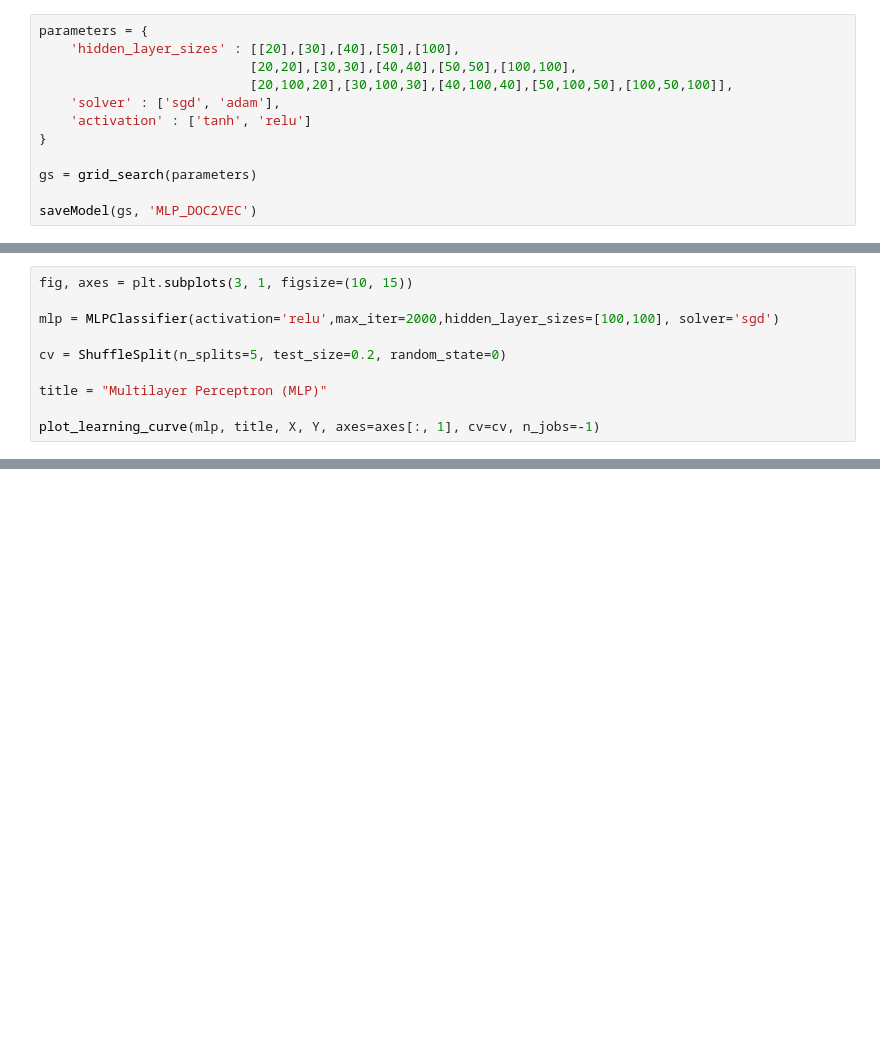
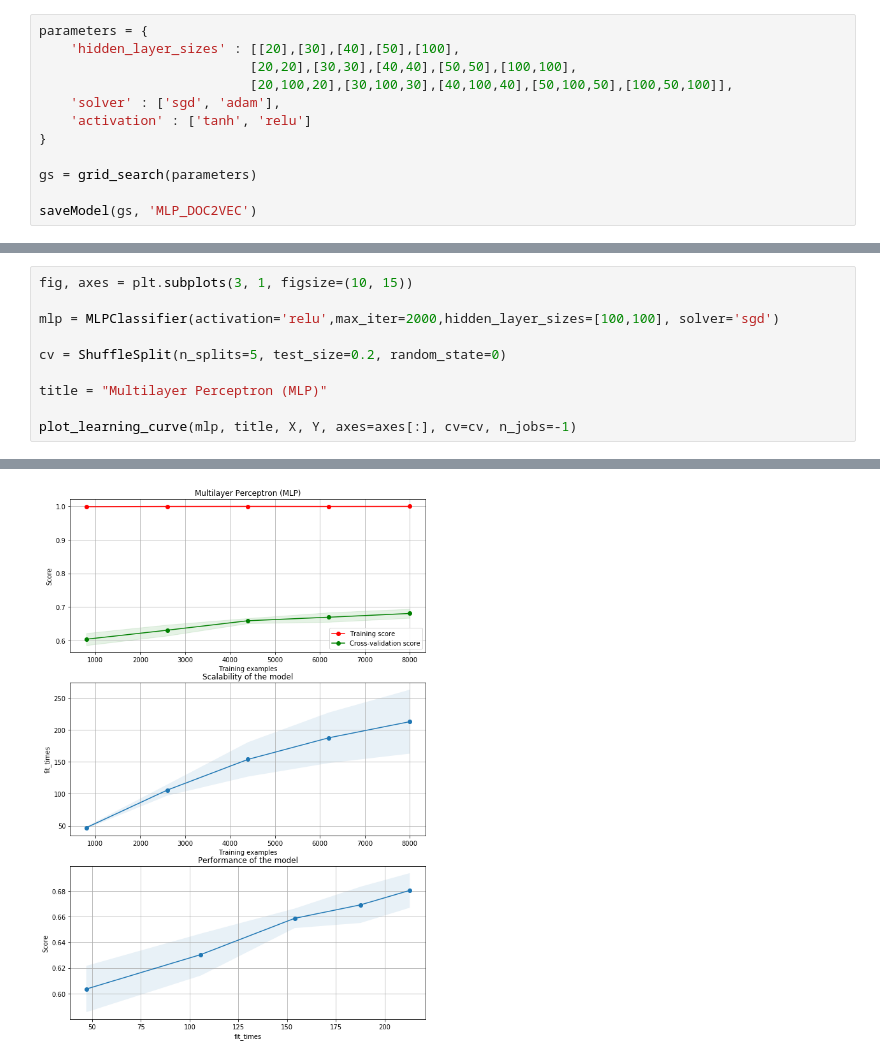
Before and after one commit to JuanJoseMV/Clinical-Trials-on-Cancer, a Jupyter notebook: Notebooks/Basic Models/Multilayer Perceptron.ipynb, the cells around one changed output, grey strips where cells are left out. Drawn from its saved outputs; the diff is of its cells as text; blank space fills up the shorter version.

```diff
--- a/Notebooks/Basic Models/Multilayer Perceptron.ipynb
+++ b/Notebooks/Basic Models/Multilayer Perceptron.ipynb
@@ -683,4 +685,5 @@ cv = ShuffleSplit(n_splits=5, test_size=0.2, random_state=0)
 
 title = "Multilayer Perceptron (MLP)"
 
-plot_learning_curve(mlp, title, X, Y, axes=axes[:, 1], cv=cv, n_jobs=-1)
+plot_learning_curve(mlp, title, X, Y, axes=axes[:], cv=cv, n_jobs=-1)
+# %% [output]
@@ -686,0 +691 @@ plot_learning_curve(mlp, title, X, Y, axes=axes[:, 1], cv=cv, n_jobs=-1)
+[figure, added]
```
Also changed, not shown: parts of 2 cells of this notebook, 1 other file.
